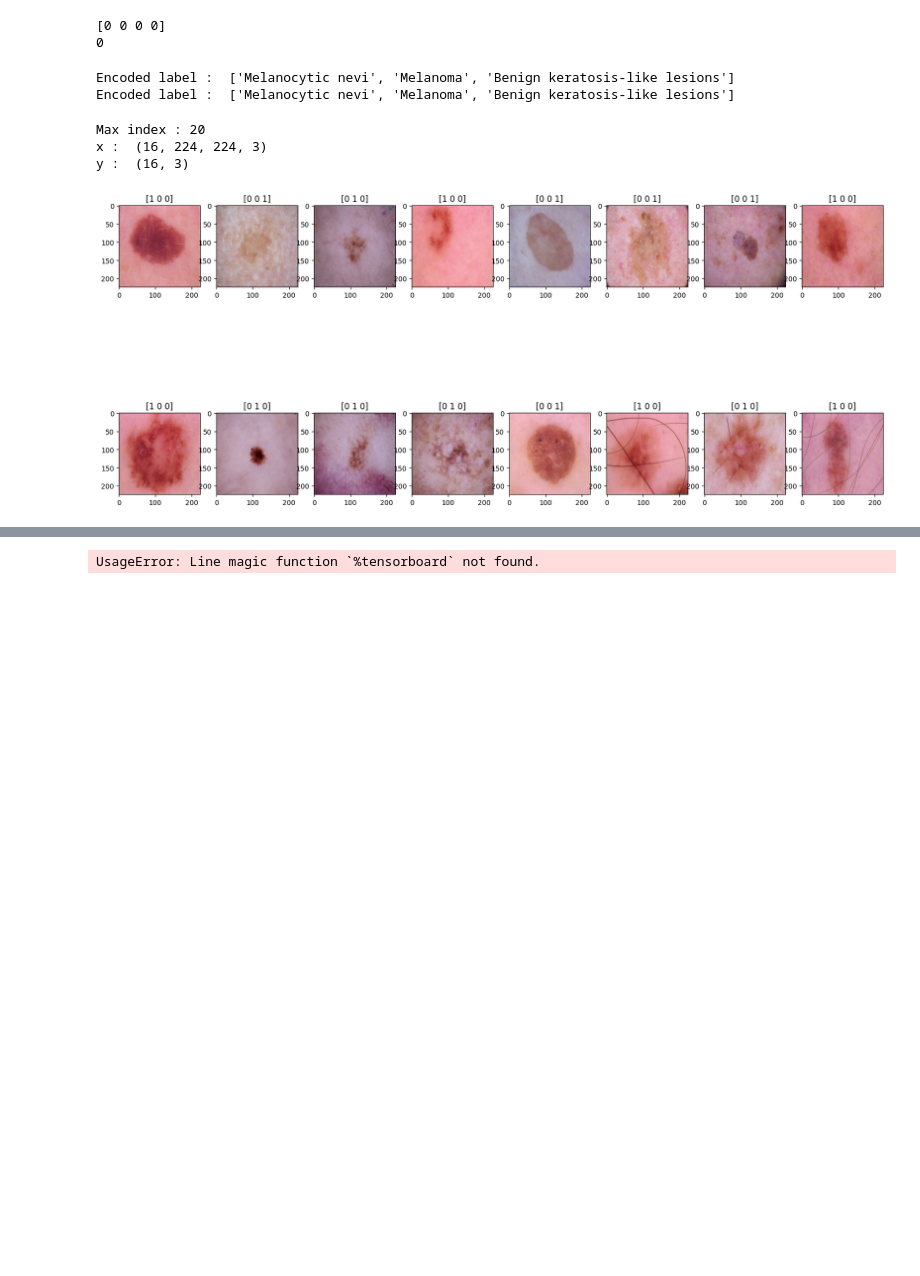
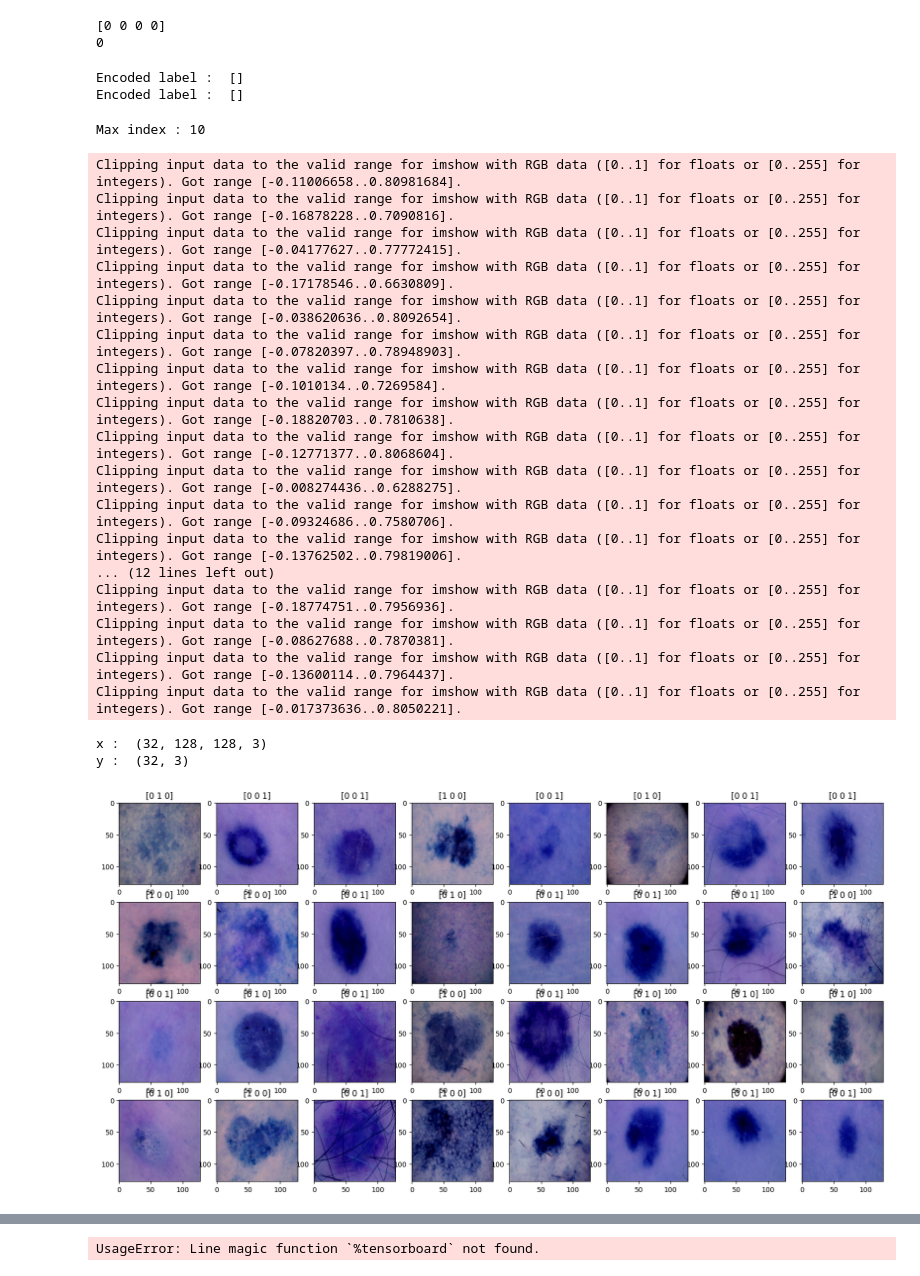
Before and after one commit to tharhtetsan/ML-in-Prod-batch-1, a Jupyter notebook: 5_DeepLearning/tf_best_practices/train_custom_generator.ipynb, the cells around one changed output, grey strips where cells are left out. Cells and saved outputs as stored; diff of their text form; code cells hidden in the pictures; blank space fills up the shorter version.

```diff
--- a/5_DeepLearning/tf_best_practices/train_custom_generator.ipynb
+++ b/5_DeepLearning/tf_best_practices/train_custom_generator.ipynb
@@ -116,6 +135,12 @@ def OneHotEncoder(input_list :list):
 # %%
 # for mac delete .DS_Store
 # find . -name '.DS_Store' -type f -delete
+
+
+
+label_encode = {'Melanocytic nevi' : [0,0,1] ,
+                'Benign keratosis-like lesions':[0,1,0],
+                'Melanoma' : [1,0,0]}
 # %%
 
 def load_dataset(dataset_path : str):
@@ -127,9 +152,9 @@ def load_dataset(dataset_path : str):
         for file_name in os.listdir(temp_path):
             img_path = temp_path+"/"+file_name
             x_test.append(img_path)
-            y_test.append(cur_class)
+            encode_label = label_encode[cur_class]
+            y_test.append(encode_label)
 
-    y_test,encoding_label = OneHotEncoder(y_test)
 
     print("Encoded label : ",encoding_label)
     y_test = np.array(y_test)
@@ -142,10 +167,10 @@ def load_dataset(dataset_path : str):
 
 
 
-input_size = (224,224)
-input_shape = (224,224,3)
+input_size = 128
+input_shape = (128,128,3)
 output_shape = 3
-batch_size = 16
+batch_size = 32
 
 
 # load test path
@@ -157,41 +182,58 @@ x_test,y_test = load_dataset(test_path)
 train_path = os.getcwd()+"/skin_cancer/train/"
 x_train,y_train = load_dataset(train_path)
 # %% [output]
-Encoded label :  ['Melanocytic nevi', 'Melanoma', 'Benign keratosis-like lesions']
-Encoded label :  ['Melanocytic nevi', 'Melanoma', 'Benign keratosis-like lesions']
+Encoded label :  []
+Encoded label :  []
 # %%
 test_gen = CustomDataGen(X=x_test,Y=y_test,batch_size=batch_size,input_size=input_size,shuffle=True)
 train_gen = CustomDataGen(X=x_train,Y=y_train,batch_size=batch_size,input_size=input_size,shuffle=True)
 # %%
 test_idx =5
 
 print("Max index :", test_gen.__len__())
-x,y = test_gen.__getitem__(19)
+x,y = test_gen.__getitem__(4)
 
 print("x : ",x.shape)
 print("y : ",y.shape)
 
 # plot sample
 w = 20
 h = 25
 fig = plt.figure(figsize=(20, 10))
 columns = 8
-rows = 2
+rows = 4
 
 count_id = 0
 for i in range(1, columns*rows +1):
     img = x[count_id]
     cur_label = (y[count_id])
 
 
     ax1 = fig.add_subplot(rows, columns, i)
     ax1.set_title(cur_label)
     plt.imshow(img)
     count_id = count_id+1
 plt.show()
 # %% [output]
-Max index : 20
-x :  (16, 224, 224, 3)
-y :  (16, 3)
+Max index : 10
+Clipping input data to the valid range for imshow with RGB data ([0..1] for floats or [0..255] for integers). Got range [-0.11006658..0.80981684].
+Clipping input data to the valid range for imshow with RGB data ([0..1] for floats or [0..255] for integers). Got range [-0.16878228..0.7090816].
+Clipping input data to the valid range for imshow with RGB data ([0..1] for floats or [0..255] for integers). Got range [-0.04177627..0.77772415].
+Clipping input data to the valid range for imshow with RGB data ([0..1] for floats or [0..255] for integers). Got range [-0.17178546..0.6630809].
+Clipping input data to the valid range for imshow with RGB data ([0..1] for floats or [0..255] for integers). Got range [-0.038620636..0.8092654].
+Clipping input data to the valid range for imshow with RGB data ([0..1] for floats or [0..255] for integers). Got range [-0.07820397..0.78948903].
+Clipping input data to the valid range for imshow with RGB data ([0..1] for floats or [0..255] for integers). Got range [-0.1010134..0.7269584].
+Clipping input data to the valid range for imshow with RGB data ([0..1] for floats or [0..255] for integers). Got range [-0.18820703..0.7810638].
+Clipping input data to the valid range for imshow with RGB data ([0..1] for floats or [0..255] for integers). Got range [-0.12771377..0.8068604].
+Clipping input data to the valid range for imshow with RGB data ([0..1] for floats or [0..255] for integers). Got range [-0.008274436..0.6288275].
+Clipping input data to the valid range for imshow with RGB data ([0..1] for floats or [0..255] for integers). Got range [-0.09324686..0.7580706].
+Clipping input data to the valid range for imshow with RGB data ([0..1] for floats or [0..255] for integers). Got range [-0.13762502..0.79819006].
+... (12 lines left out)
+Clipping input data to the valid range for imshow with RGB data ([0..1] for floats or [0..255] for integers). Got range [-0.18774751..0.7956936].
+Clipping input data to the valid range for imshow with RGB data ([0..1] for floats or [0..255] for integers). Got range [-0.08627688..0.7870381].
+Clipping input data to the valid range for imshow with RGB data ([0..1] for floats or [0..255] for integers). Got range [-0.13600114..0.7964437].
+Clipping input data to the valid range for imshow with RGB data ([0..1] for floats or [0..255] for integers). Got range [-0.017373636..0.8050221].
+x :  (32, 128, 128, 3)
+y :  (32, 3)
-[figure, old version]
+[figure, new version]
 # %%
```
Also changed, not shown: parts of 20 cells of this notebook, 14 other files.
